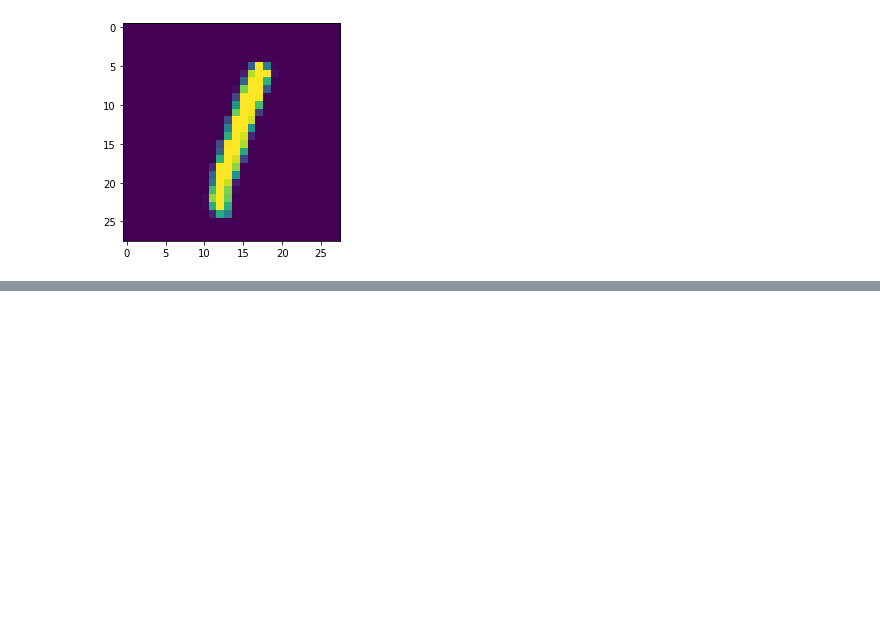
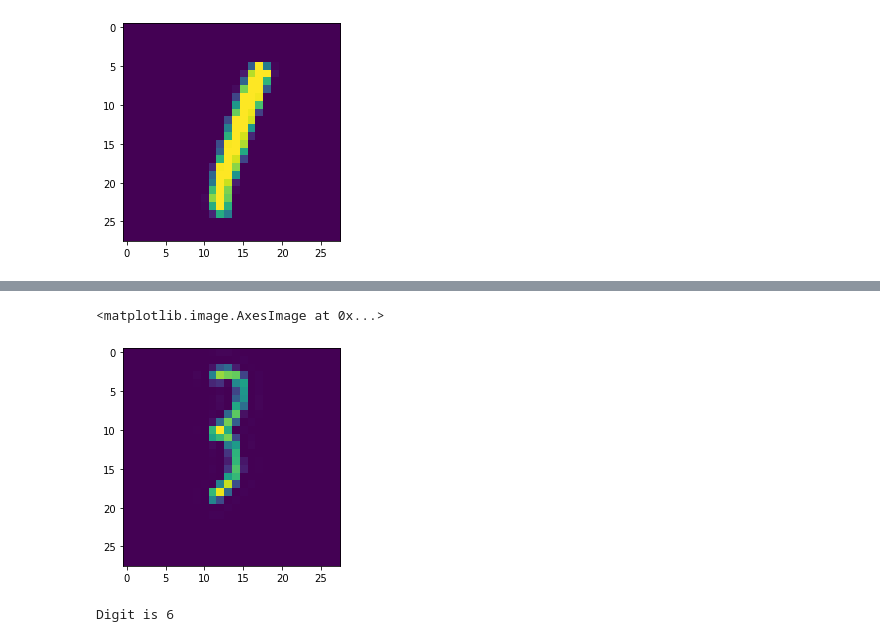
Before and after one commit to Sameer-Ahmed7/Deep_learning_Practice, a Jupyter notebook: MNIST.ipynb, the cells around one changed output, grey strips where cells are left out. Drawn from its saved outputs; the diff is of its cells as text; code cells hidden in the pictures; blank space fills up the shorter version.

```diff
--- a/MNIST.ipynb
+++ b/MNIST.ipynb
@@ -187,0 +245,2 @@ plt.imshow(test_images[5].reshape(28,28))
+# %%
+img4 = plt.imread("3.png")
@@ -187,0 +255,5 @@ plt.imshow(test_images[5].reshape(28,28))
+# %%
+plt.imshow(img4)
+# %% [output]
+<matplotlib.image.AxesImage at 0x...>
+[figure, added]
@@ -187,0 +266,4 @@ plt.imshow(test_images[5].reshape(28,28))
+# %%
+prediction(predict10)
+# %% [output]
+Digit is 6
```
Also changed, not shown: parts of 43 cells of this notebook.
